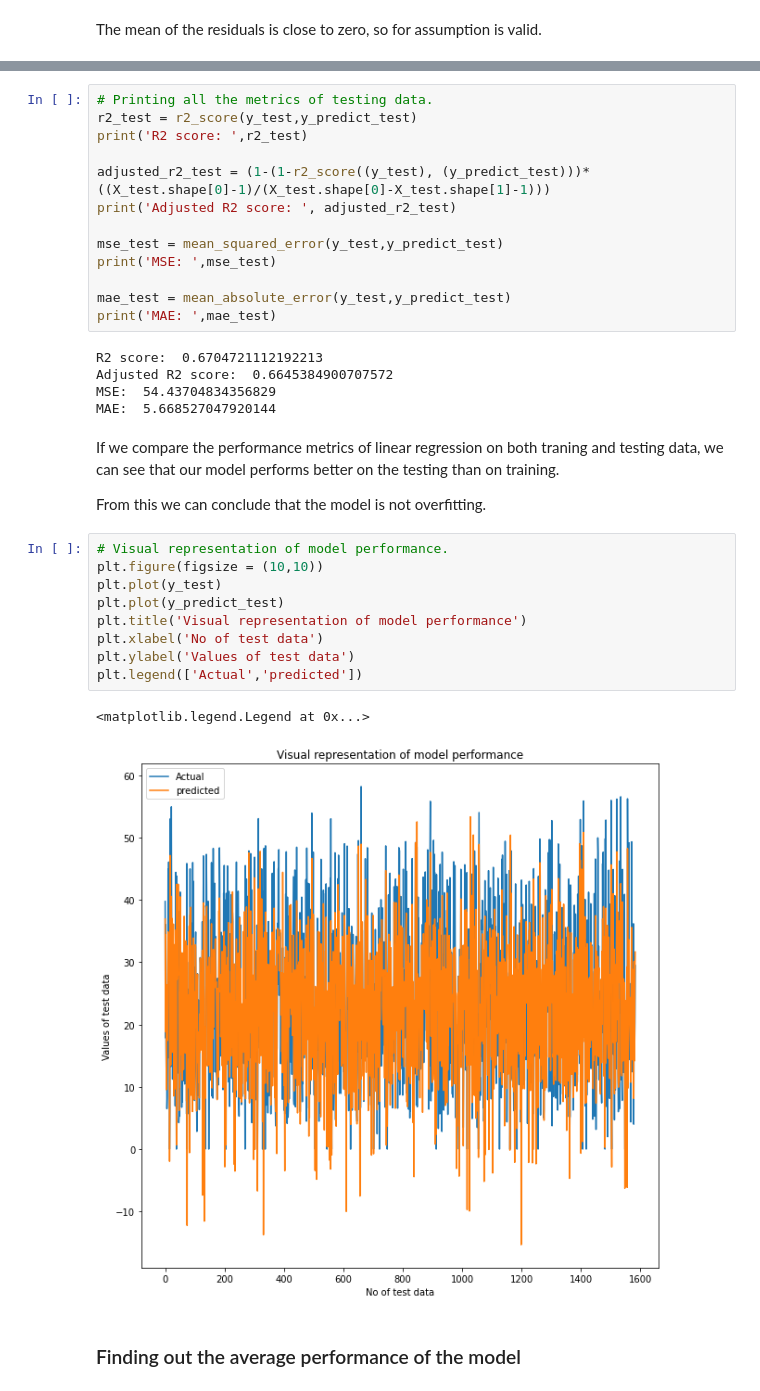
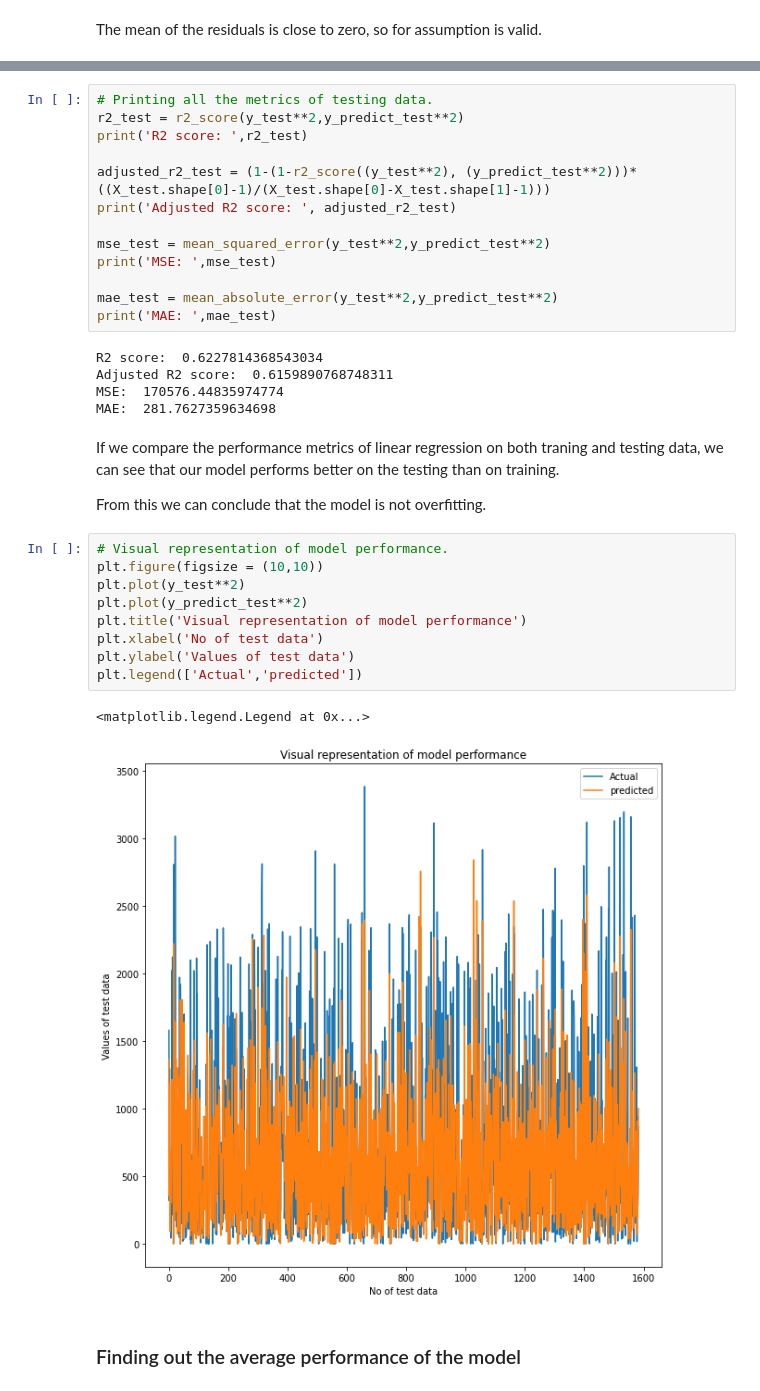
Before and after one commit to Shourya306/Bike-Sharing-Demand-Prediction-Regression, a Jupyter notebook: Bike_Sharing_Demand_Prediction_Capstone_Project.ipynb, the cells around one changed output, grey strips where cells are left out. Saved outputs shown, nothing was run; the diff lists cells and outputs as text.

```diff
--- a/Bike_Sharing_Demand_Prediction_Capstone_Project.ipynb
+++ b/Bike_Sharing_Demand_Prediction_Capstone_Project.ipynb
@@ -762,21 +762,21 @@ MAE:  5.585611946585007
 # %%
 # Printing all the metrics of testing data.
-r2_test = r2_score(y_test,y_predict_test)
+r2_test = r2_score(y_test**2,y_predict_test**2)
 print('R2 score: ',r2_test)
 
-adjusted_r2_test = (1-(1-r2_score((y_test), (y_predict_test)))*((X_test.shape[0]-1)/(X_test.shape[0]-X_test.shape[1]-1)))
+adjusted_r2_test = (1-(1-r2_score((y_test**2), (y_predict_test**2)))*((X_test.shape[0]-1)/(X_test.shape[0]-X_test.shape[1]-1)))
 print('Adjusted R2 score: ', adjusted_r2_test)
 
-mse_test = mean_squared_error(y_test,y_predict_test)
+mse_test = mean_squared_error(y_test**2,y_predict_test**2)
 print('MSE: ',mse_test)
 
-mae_test = mean_absolute_error(y_test,y_predict_test)
+mae_test = mean_absolute_error(y_test**2,y_predict_test**2)
 print('MAE: ',mae_test)
 # %% [output]
-R2 score:  0.6704721112192213
-Adjusted R2 score:  0.6645384900707572
-MSE:  54.43704834356829
-MAE:  5.668527047920144
+R2 score:  0.6227814368543034
+Adjusted R2 score:  0.6159890768748311
+MSE:  170576.44835974774
+MAE:  281.7627359634698
 # %% [markdown]
 If we compare the performance metrics of linear regression on both traning and testing data, we can see that our model performs better on the testing than on training.
 
@@ -784,15 +784,15 @@ From this we can conclude that the model is not overfitting.
 # %%
 # Visual representation of model performance.
 plt.figure(figsize = (10,10))
-plt.plot(y_test)
-plt.plot(y_predict_test)
+plt.plot(y_test**2)
+plt.plot(y_predict_test**2)
 plt.title('Visual representation of model performance')
 plt.xlabel('No of test data')
 plt.ylabel('Values of test data')
 plt.legend(['Actual','predicted'])
 # %% [output]
 <matplotlib.legend.Legend at 0x...>
-[figure, old version]
+[figure, new version]
 # %% [markdown]
 ### Finding out the average performance of the model
 # %%
```
Also changed, not shown: parts of 65 cells of this notebook.
